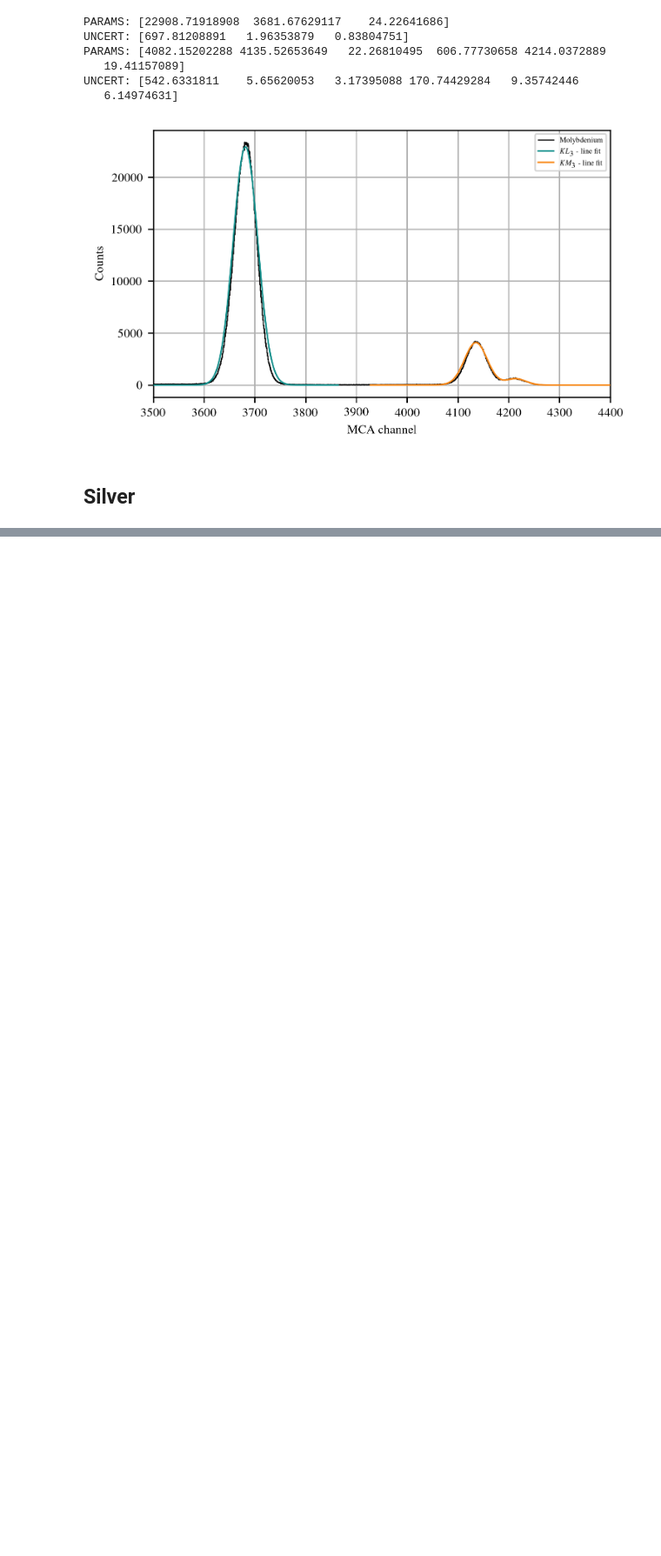
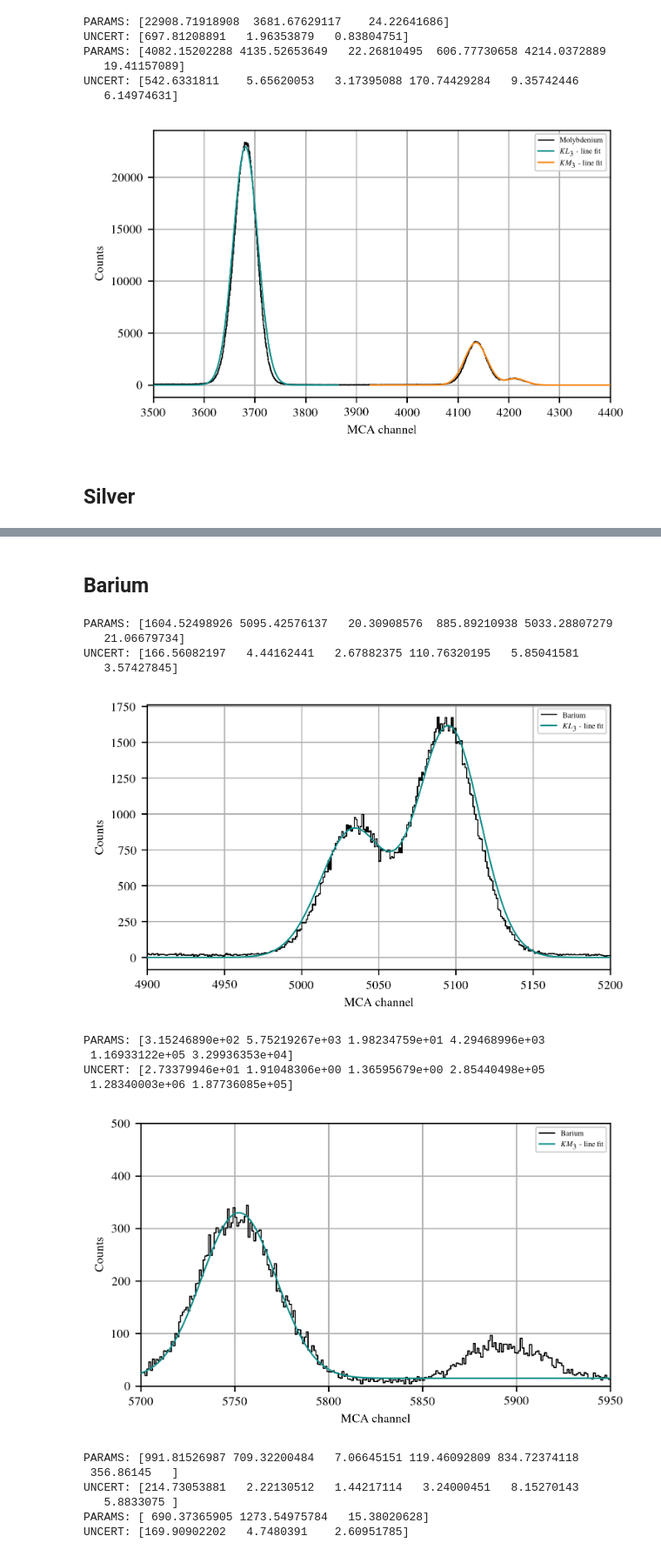
Before and after one commit to SirPhoenix007/IBA-Bonn, a Jupyter notebook: Study_2602_PIXEDetector/PIXE_results_SetD.ipynb, the cells around one changed output, grey strips where cells are left out. Shown at 87% size. Saved outputs shown, nothing was run; the diff lists cells and outputs as text; code cells hidden in the pictures; blank space fills up the shorter version.

```diff
--- a/Study_2602_PIXEDetector/PIXE_results_SetD.ipynb
+++ b/Study_2602_PIXEDetector/PIXE_results_SetD.ipynb
@@ -322,0 +336,43 @@ UNCERT: [385.20719426   4.65242137   2.62289238 125.27526624   6.51754892
+# %% [markdown]
+## Barium
+# %%
+#------------ Barium, 3600s------------#
+file_to_analyze_Ag = './/collected_data//2026_03_25//20260325-121419.vspc'
+
+init_val1 = [[1500,5090,20,900,5000,20]]
+init_val2 = [[400,5750,20,1,5880,20]]
+init_val3 = [[1000,710,10,700,750,10],[750,1250,10]]
+xlim1 = [4900,5200]
+xlim2 = [5700,5950]
+xlim3 = [500,1500]
+ylim1 = []
+ylim2 = [0,500]
+ylim3 = [0,1100]
+info1 = ['Barium', '$KL_3$','$KM_3$']
+info2 = ['Barium', '$KM_3$', '$KN_{2,3}$']
+info3 = ['Barium', '$L_3M_5$', '$L_2M_4$']
+gauss1 = ['double']
+gauss2 = ['double']
+gauss3 = ['double','single']
+
+all_peaks_one_measurement(file = file_to_analyze_Ag, peaks = init_val1, xlim=xlim1, ylim=ylim1, info=info1, col_flag=True, identifier='0', gauss_ident=gauss1)
+all_peaks_one_measurement(file = file_to_analyze_Ag, peaks = init_val2, xlim=xlim2, ylim=ylim2, info=info2, col_flag=True, identifier='0', gauss_ident=gauss2)
+all_peaks_one_measurement(file = file_to_analyze_Ag, peaks = init_val3, xlim=xlim3, ylim=ylim3, info=info3, col_flag=True, identifier='0', gauss_ident=gauss3)
+#------------ Barium, 3600s ------------#
+# %% [output]
+PARAMS: [1604.52498926 5095.42576137   20.30908576  885.89210938 5033.28807279
+   21.06679734]
+UNCERT: [166.56082197   4.44162441   2.67882375 110.76320195   5.85041581
+   3.57427845]
+[figure, added]
+PARAMS: [3.15246890e+02 5.75219267e+03 1.98234759e+01 4.29468996e+03
+ 1.16933122e+05 3.29936353e+04]
+UNCERT: [2.73379946e+01 1.91048306e+00 1.36595679e+00 2.85440498e+05
+ 1.28340003e+06 1.87736085e+05]
+[figure, added]
+PARAMS: [991.81526987 709.32200484   7.06645151 119.46092809 834.72374118
+ 356.86145   ]
+UNCERT: [214.73053881   2.22130512   1.44217114   3.24000451   8.15270143
+   5.8833075 ]
+PARAMS: [ 690.37365905 1273.54975784   15.38020628]
+UNCERT: [169.90902202   4.7480391    2.60951785]
```
Also changed, not shown: parts of 4 cells of this notebook, 11 other files.
